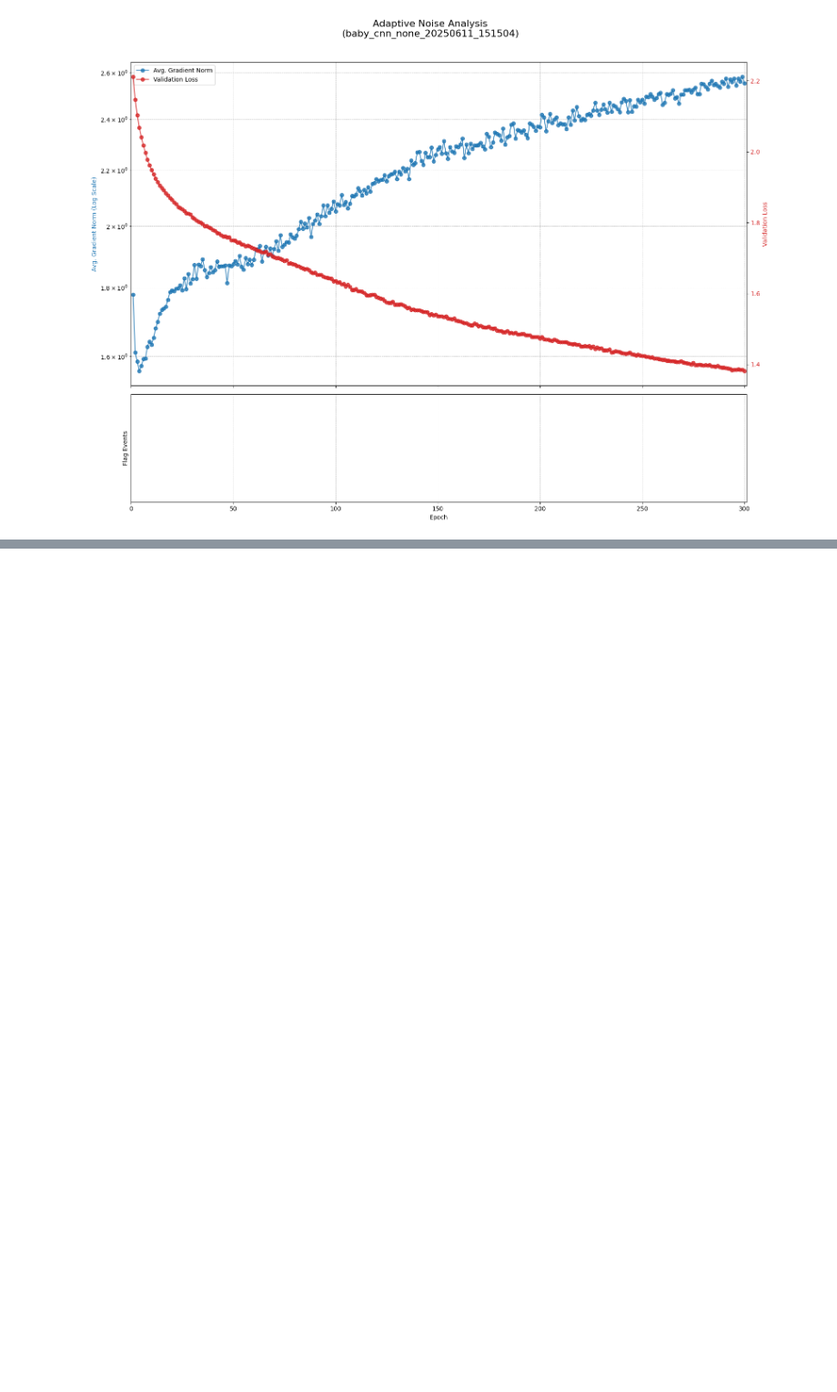
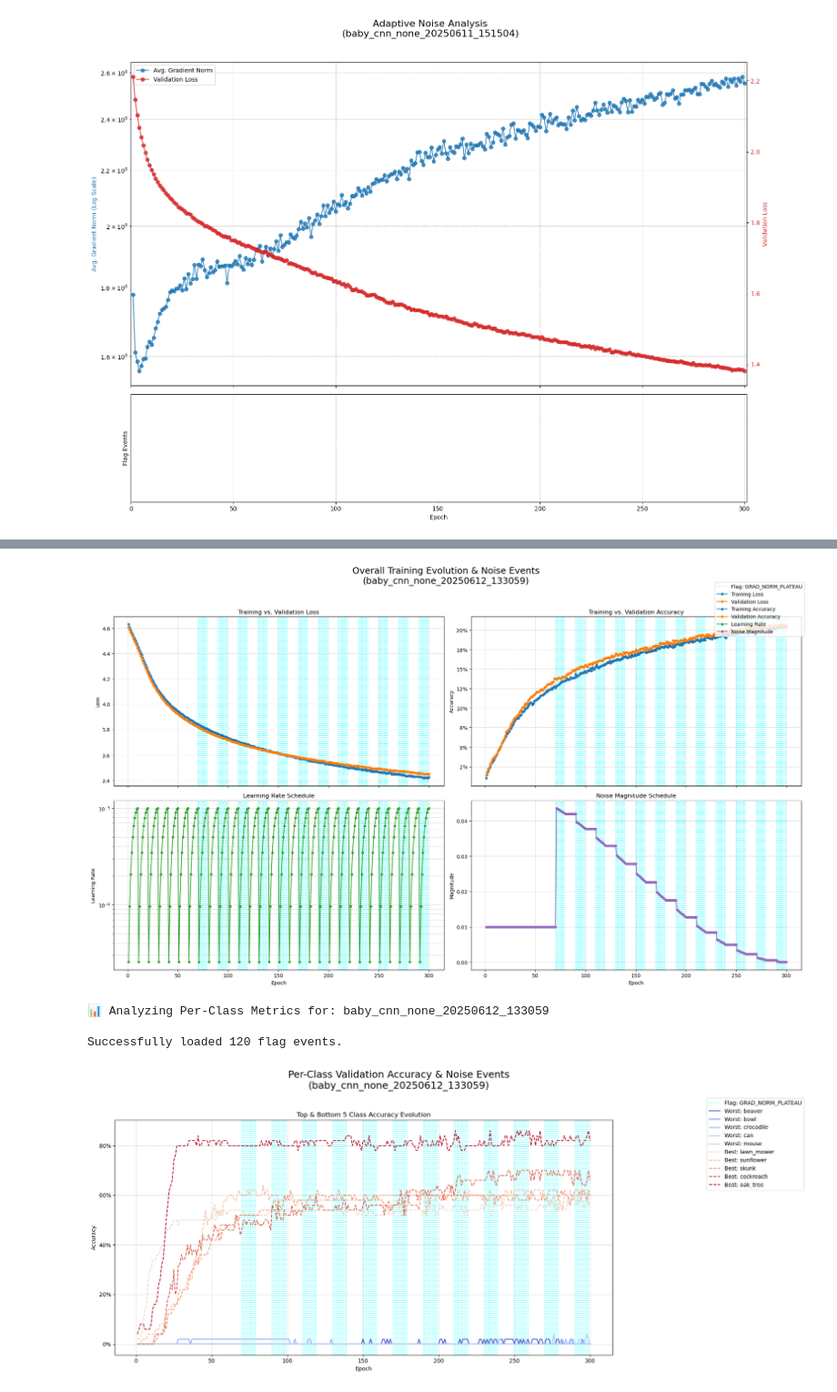
Before and after one commit to AdrienFeillard/OptML_project, a Jupyter notebook: plot_adrien.ipynb, the cells around one changed output, grey strips where cells are left out. Shown at 91% size. Drawn from its saved outputs; the diff is of its cells as text; code cells hidden in the pictures; blank space fills up the shorter version.

```diff
--- a/plot_adrien.ipynb
+++ b/plot_adrien.ipynb
@@ -1111,0 +1307,15 @@ Successfully loaded epoch data for 300 epochs.
+# %%
+# --- USAGE EXAMPLE ---
+
+# Make sure this path points to the specific experiment folder you want to analyze
+experiment_path = r"C:\Users\Home\Documents\EPFL\OptML\OptML\PyTorch_CIFAR10\checkpoints\metrics\baby_cnn_none_20250612_133059"
+
+if os.path.isdir(experiment_path):
+    # Plot the overall loss, accuracy, LR, and noise
+    plot_overall_training_evolution(experiment_path)
+
+    # Plot the detailed per-class metrics
+    plot_class_metrics(experiment_path, top_n=5)
+else:
+    print(f"Directory not found: '{experiment_path}'")
+# %% [output]
@@ -1111,0 +1327,5 @@ Successfully loaded epoch data for 300 epochs.
+[figure, added]
+📊 Analyzing Per-Class Metrics for: baby_cnn_none_20250612_133059
+
+Successfully loaded 120 flag events.
+[figure, added]
```
Also changed, not shown: parts of 4 cells of this notebook, 1 other file.
